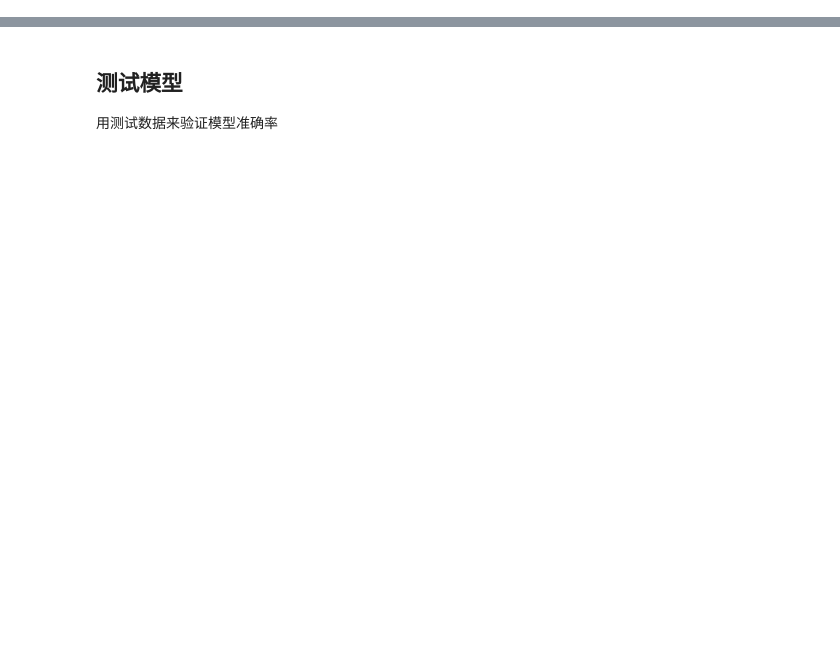
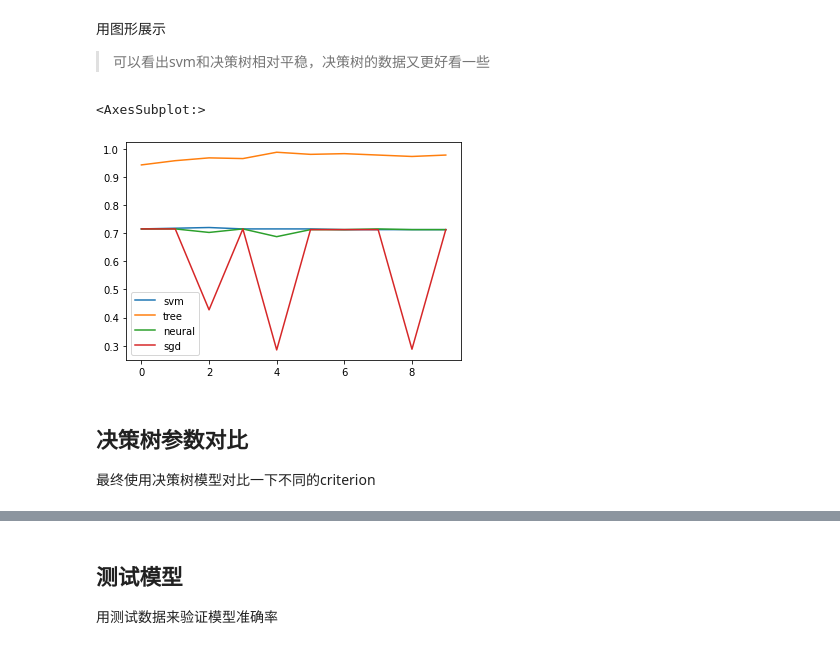
Before and after one commit to thales-ucas/bmw, a Jupyter notebook: cluster.ipynb, the cells around one changed output, grey strips where cells are left out. Cells and saved outputs as stored; diff of their text form; code cells hidden in the pictures; blank space fills up the shorter version.

```diff
--- a/cluster.ipynb
+++ b/cluster.ipynb
@@ -55,0 +61,6 @@ data
+# %%
+bmw_data_dev = bmw_data.drop(columns=['车架号','客户价值分类', 'R值', 'F值', 'M值'])
+bmw_data_dev['本店最后一次进店日期'] = bmw_data_dev['本店最后一次进店日期'].apply(lambda x:x.value)
+bmw_data_dev['保修起始日期'] = bmw_data_dev['保修起始日期'].apply(lambda x:x.value)
+bmw_data_dev = bmw_data_dev[:4999].fillna(0)
+bmw_data_dev
@@ -100,0 +163,15 @@ Name: 客户是否流失, Length: 2999, dtype: int64
+# %%
+scorelist = pd.DataFrame()
+models = {
+  'svm': SVC(),
+  'tree': DecisionTreeClassifier(),
+  'neural': MLPClassifier(random_state=1, max_iter=100),
+  'sgd': SGDClassifier(max_iter=1000, tol=1e-3)
+}
+for key, model in models.items():
+  my_pipeline = Pipeline(steps=[
+    ('preprocessor', preprocessor),
+    ('model', model)
+  ])
+  scorelist[key] = cross_val_score(my_pipeline, bmw_data_dev.drop(columns=['客户是否流失']), bmw_data_dev['客户是否流失'], cv=10)
+scorelist
@@ -100,0 +190,15 @@ Name: 客户是否流失, Length: 2999, dtype: int64
+# %% [markdown]
+用图形展示
+
+
+> 可以看出svm和决策树相对平稳，决策树的数据又更好看一些
+# %%
+scorelist.plot()
+# %% [output]
+<AxesSubplot:>
+[figure, added]
+# %% [markdown]
+## 决策树参数对比
+
+
+最终使用决策树模型对比一下不同的criterion
```
Also changed, not shown: parts of 32 cells of this notebook, 2 other files.
